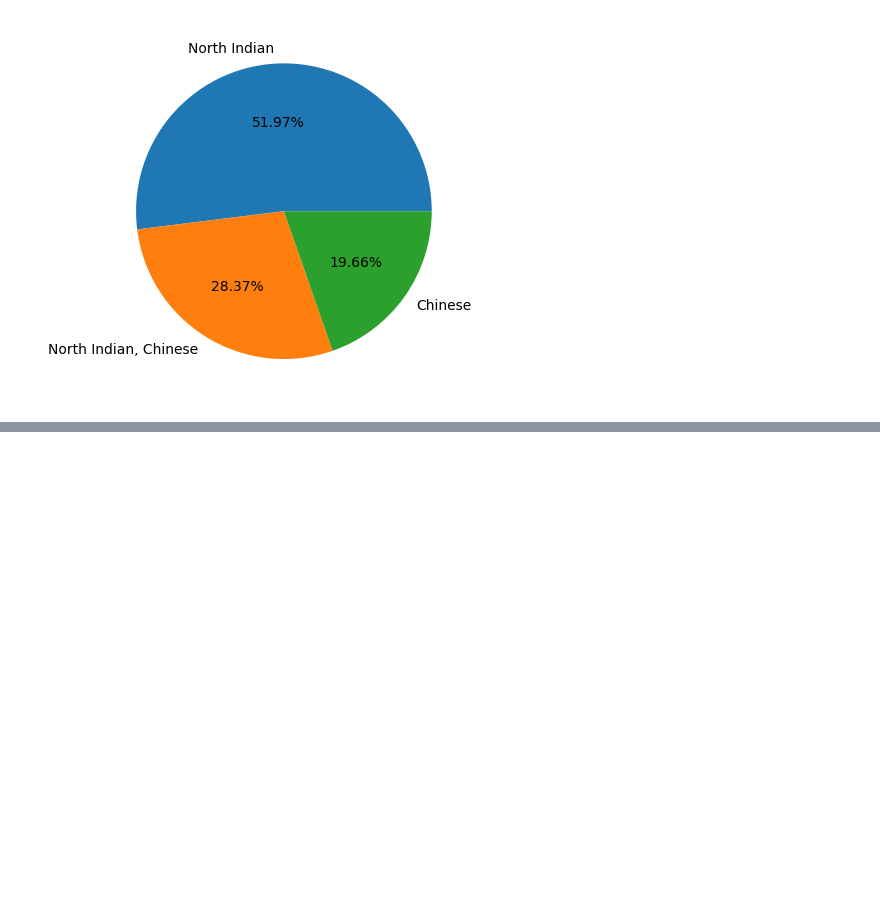
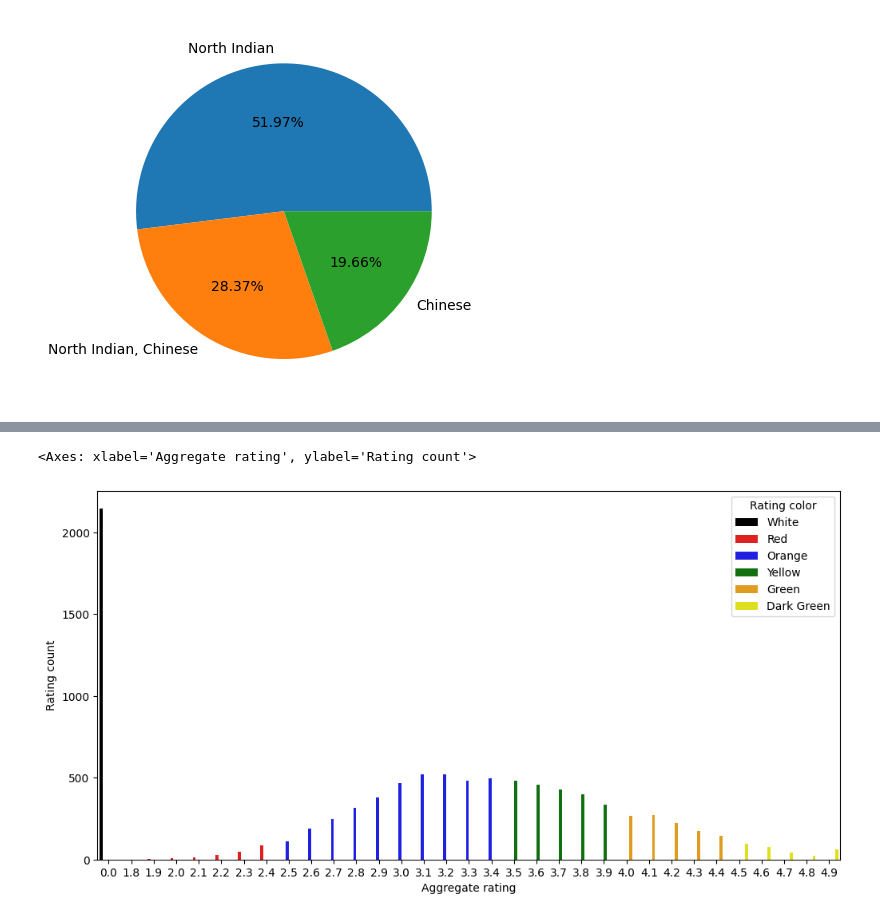
Before and after one commit to darshith-v/Exploratory-Data-Analysis, a Jupyter notebook: Zomatodataset/Zomato Dataset Exploratory Data Analysis.ipynb, the cells around one changed output, grey strips where cells are left out. Cells and saved outputs as stored; diff of their text form; code cells hidden in the pictures; blank space fills up the shorter version.

```diff
--- a/Zomatodataset/Zomato Dataset Exploratory Data Analysis.ipynb
+++ b/Zomatodataset/Zomato Dataset Exploratory Data Analysis.ipynb
@@ -232,0 +250,5 @@ os.getcwd()
+# %%
+sns.barplot(x = 'Aggregate rating', y = 'Rating count', hue = 'Rating color', data = ratings,palette = ('black','red','blue','green','orange','yellow'))
+# %% [output]
+<Axes: xlabel='Aggregate rating', ylabel='Rating count'>
+[figure, added]
```
Also changed, not shown: parts of 10 cells of this notebook.
